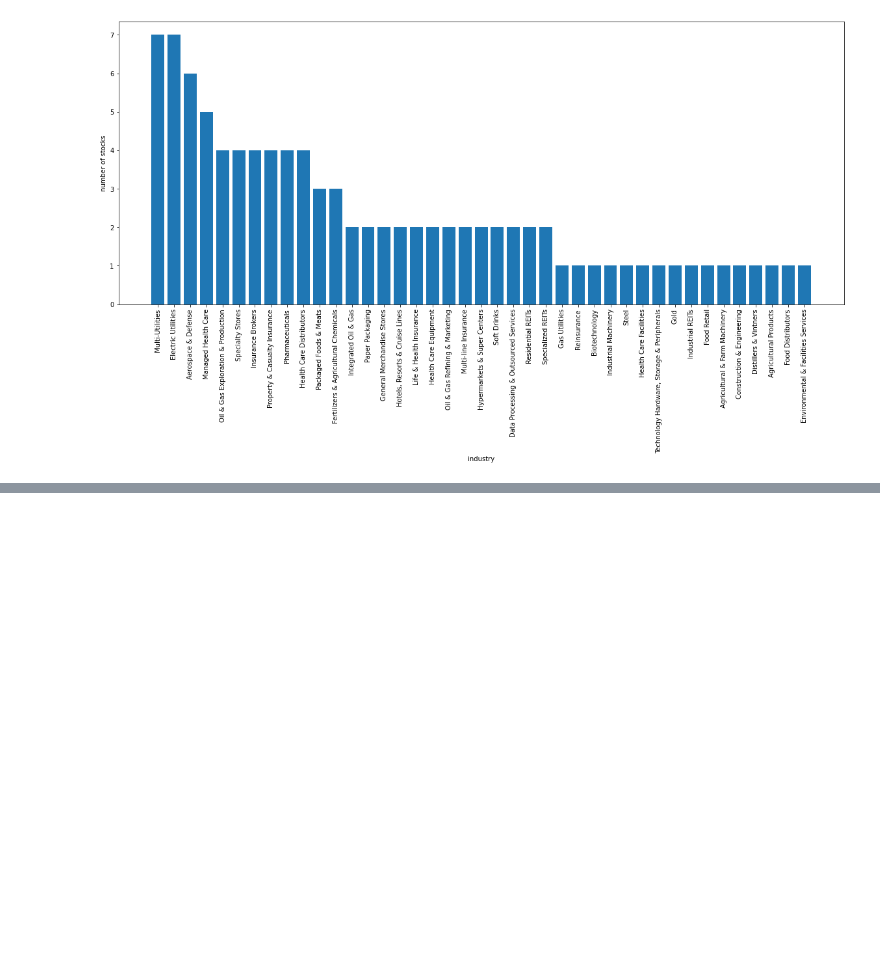
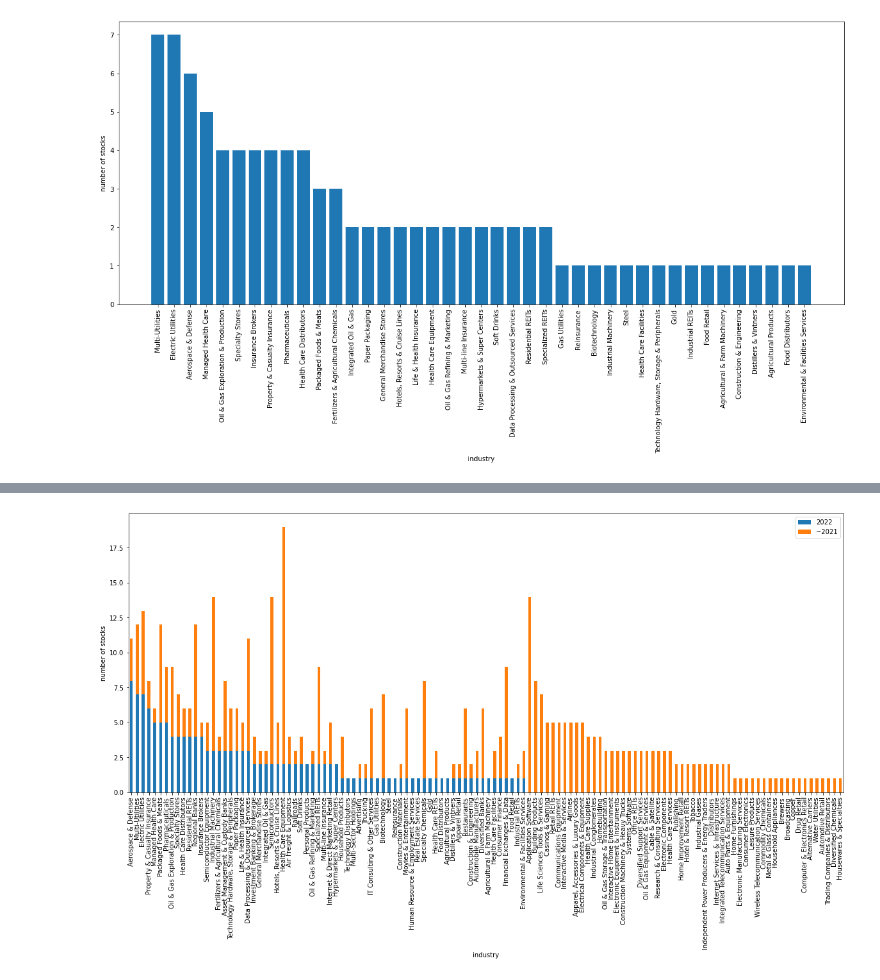
Before and after one commit to przemyslaw-mikulski/stocks, a Jupyter notebook: MostAttractiveStocks.ipynb, the cells around one changed output, grey strips where cells are left out. Drawn from its saved outputs; the diff is of its cells as text; code cells hidden in the pictures; blank space fills up the shorter version.

```diff
--- a/MostAttractiveStocks.ipynb
+++ b/MostAttractiveStocks.ipynb
@@ -173,0 +219,9 @@ plt.show()
+# %%
+df["in_2022"] = df["highest_day"].map(lambda x: False if x.year < 2022 else True)
+value_counts_before_2022 = df[df["in_2022"] == False]["GICS Sub-Industry"].value_counts()
+value_counts_2022 = df[df["in_2022"] == True]["GICS Sub-Industry"].value_counts()
+value_counts_before_2022.name = "~2021"
+value_counts_2022.name = "2022"
+comparison_df = pd.concat([value_counts_2022, value_counts_before_2022], axis=1)
+comparison_df = comparison_df.fillna(0)
+comparison_df.head()
@@ -173,0 +235,8 @@ plt.show()
+# %%
+fig, ax = plt.subplots(figsize=(20, 8))
+comparison_df.plot(kind='bar', stacked=True, ax=ax)
+ax.set_xlabel("industry")
+ax.set_ylabel("number of stocks")
+plt.show()
+# %% [output]
+[figure, added]
```
Also changed, not shown: parts of 6 cells of this notebook.
